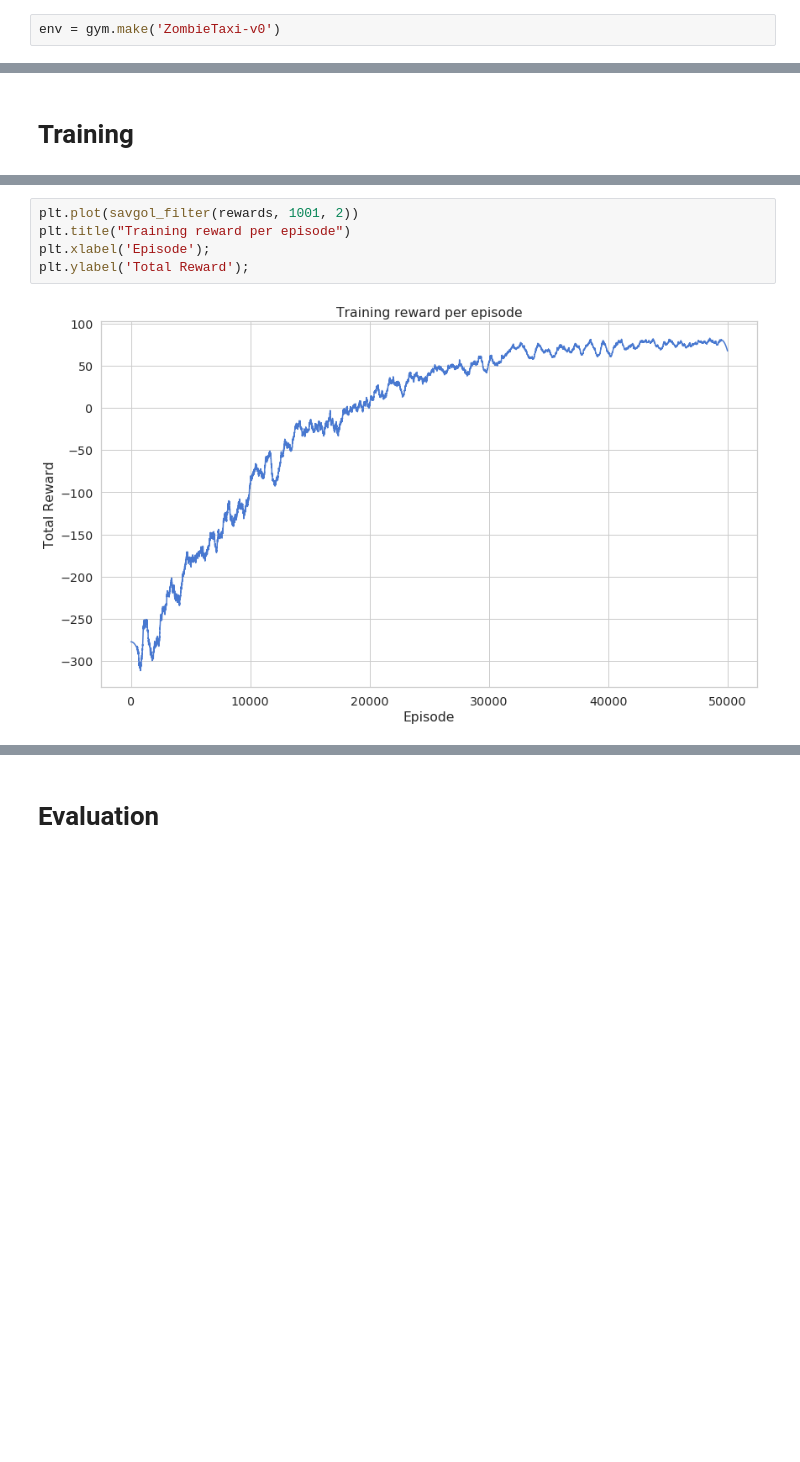
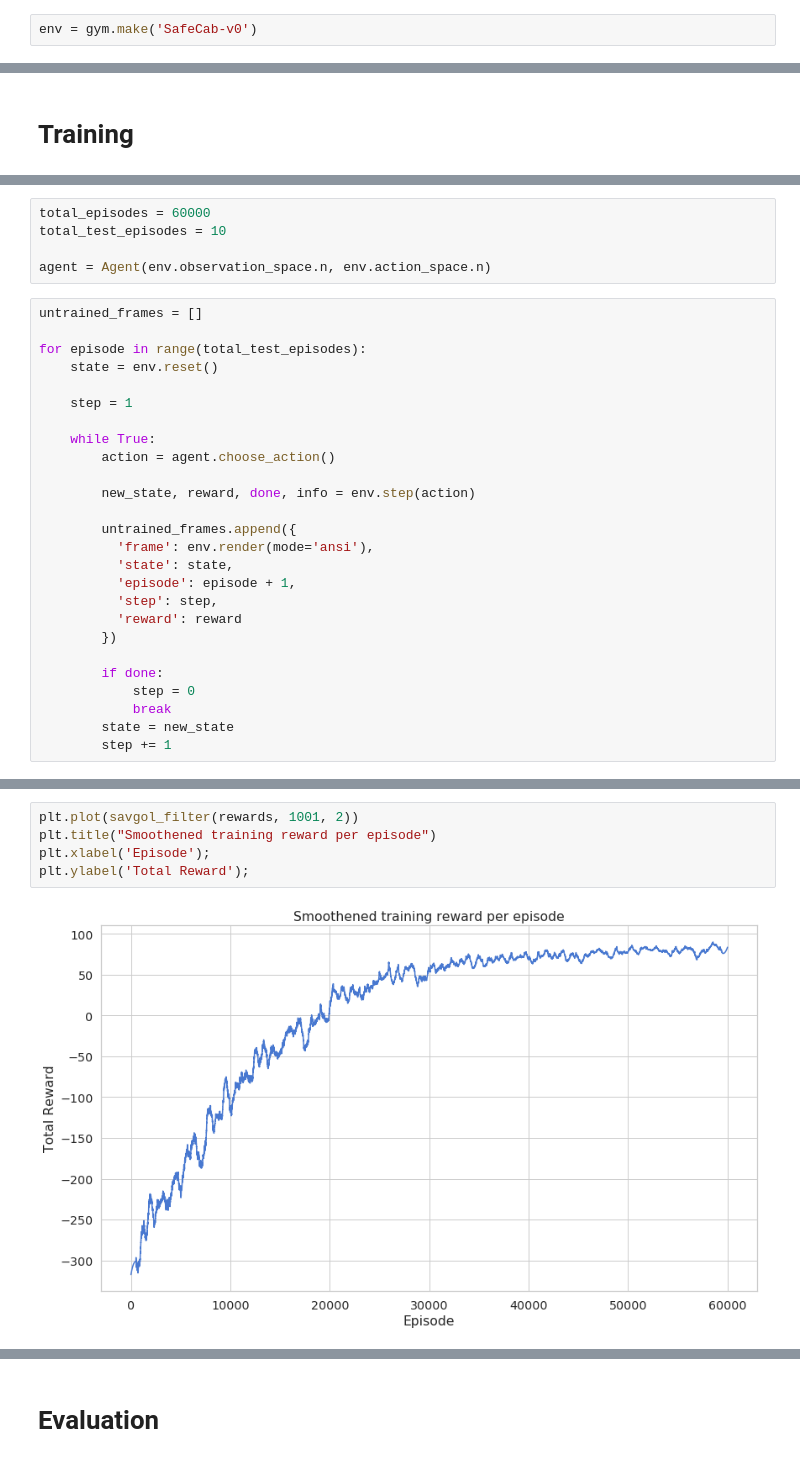
Before and after one commit to curiousily/Machine-Learning-from-Scratch, a Jupyter notebook: 8_reinforcement_learning.ipynb, the cells around one changed output, grey strips where cells are left out. Drawn from its saved outputs; the diff is of its cells as text; blank space fills up the shorter version.

```diff
--- a/8_reinforcement_learning.ipynb
+++ b/8_reinforcement_learning.ipynb
@@ -223,2 +233,2 @@ register(
 # %%
-env = gym.make('ZombieTaxi-v0')
+env = gym.make('SafeCab-v0')
@@ -280,0 +304,31 @@ total_test_episodes = 10
+# %%
+total_episodes = 60000
+total_test_episodes = 10
+
+agent = Agent(env.observation_space.n, env.action_space.n)
+# %%
+untrained_frames = []
+
+for episode in range(total_test_episodes):
+    state = env.reset()
+
+    step = 1
+
+    while True:
+        action = agent.choose_action()
+
+        new_state, reward, done, info = env.step(action)
+
+        untrained_frames.append({
+          'frame': env.render(mode='ansi'),
+          'state': state,
+          'episode': episode + 1,
+          'step': step,
+          'reward': reward
+        })
+
+        if done:
+            step = 0
+            break
+        state = new_state
+        step += 1
@@ -306,11 +374,11 @@ for episode in range(total_episodes):
     rewards.append(np.mean(episode_rewards))
 # %%
 plt.plot(savgol_filter(rewards, 1001, 2))
-plt.title("Training reward per episode")
+plt.title("Smoothened training reward per episode")
 plt.xlabel('Episode');
 plt.ylabel('Total Reward');
 # %% [output]
-[figure, old version]
+[figure, new version]
 # %%
 plt.plot(agent.epsilons_)
 plt.title("Epsilon for episode")
```
Also changed, not shown: parts of 11 cells of this notebook.
